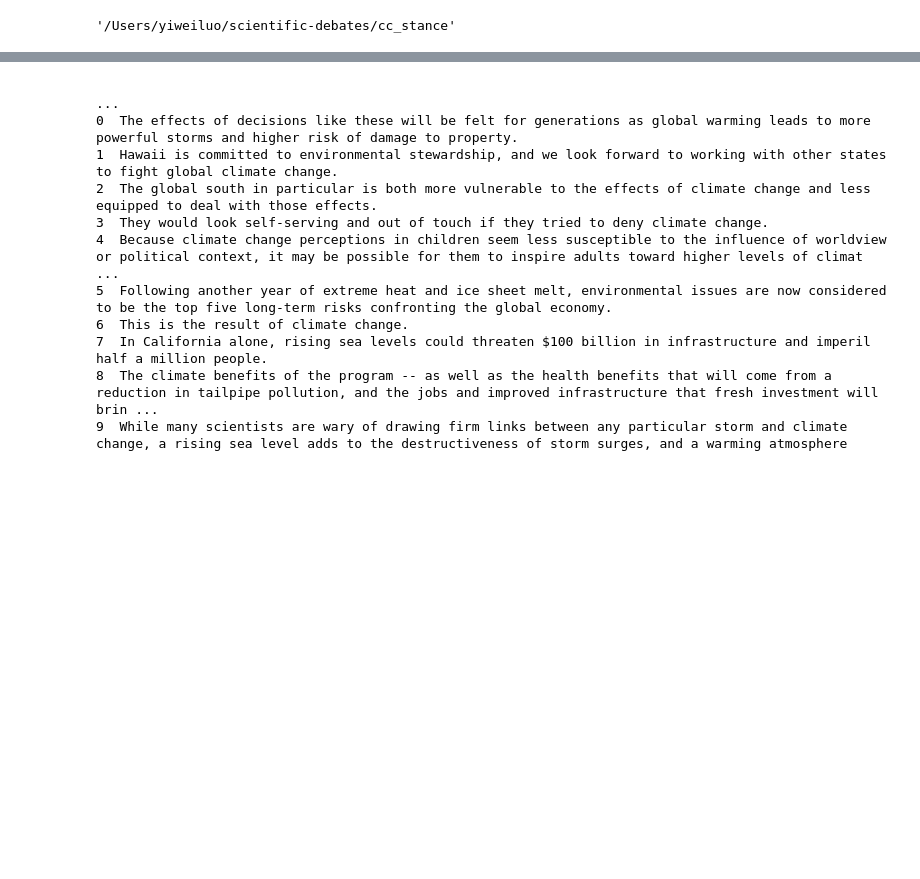
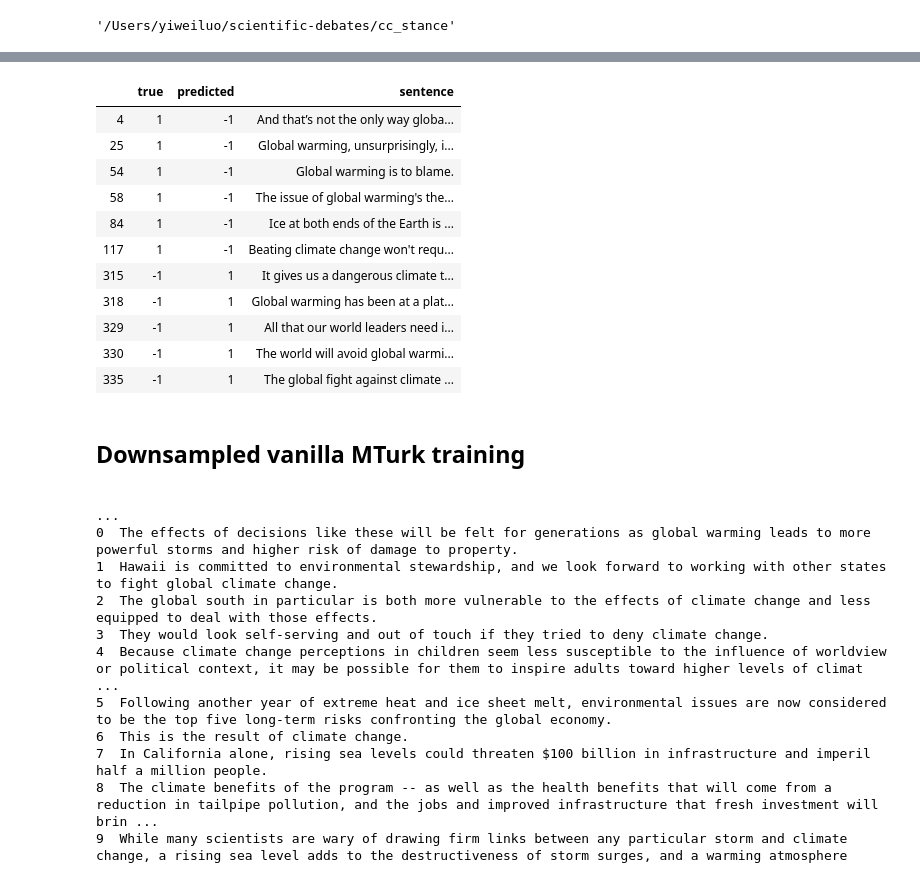
Before and after one commit to yiweiluo/GWStance, a Jupyter notebook: cc_stance/Error_analysis.ipynb, the cells around one changed output, grey strips where cells are left out. Drawn from its saved outputs; the diff is of its cells as text; code cells hidden in the pictures; blank space fills up the shorter version.

```diff
--- a/cc_stance/Error_analysis.ipynb
+++ b/cc_stance/Error_analysis.ipynb
@@ -81 +357,18 @@ def do_error_analysis(pred_filename,true_filename):
+# %%
+opp_preds_test
+# %% [output]
+|  | true | predicted | sentence |
+| 4 | 1 | -1 | And that’s not the only way globa... |
+| 25 | 1 | -1 | Global warming, unsurprisingly, i... |
+| 54 | 1 | -1 | Global warming is to blame. |
+| 58 | 1 | -1 | The issue of global warming's the... |
+| 84 | 1 | -1 | Ice at both ends of the Earth is ... |
+| 117 | 1 | -1 | Beating climate change won't requ... |
+| 315 | -1 | 1 | It gives us a dangerous climate t... |
+| 318 | -1 | 1 | Global warming has been at a plat... |
+| 329 | -1 | 1 | All that our world leaders need i... |
+| 330 | -1 | 1 | The world will avoid global warmi... |
+| 335 | -1 | 1 | The global fight against climate ... |
+# %% [markdown]
+## Downsampled vanilla MTurk training
 # %%
```
Also changed, not shown: parts of 53 cells of this notebook, 18 other files.
